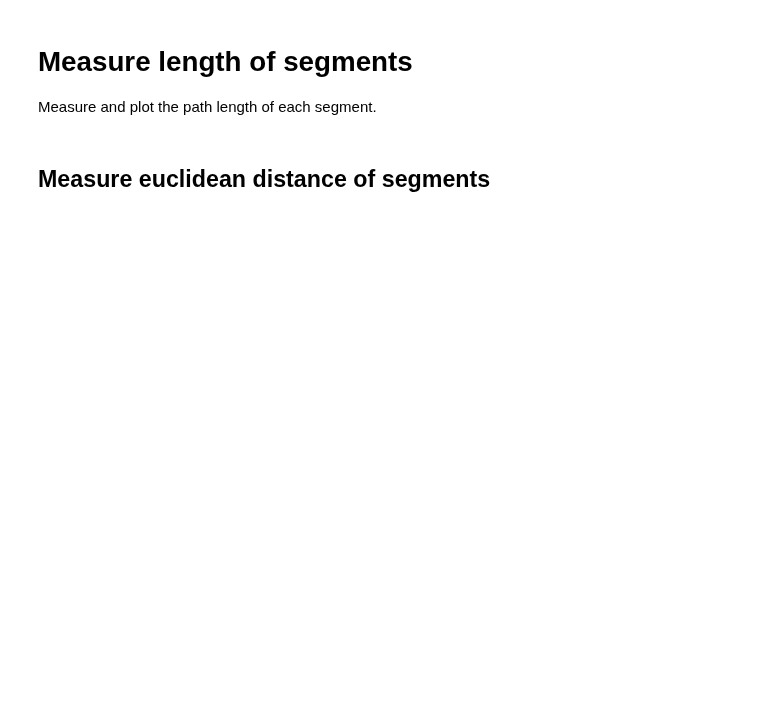
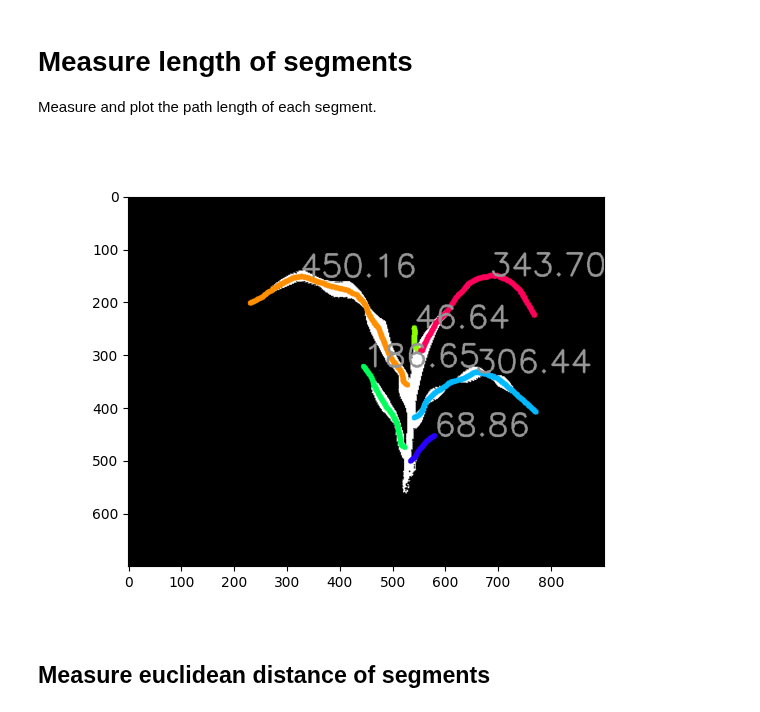
Before and after one commit to danforthcenter/plantcv-tutorial-morphology, a Jupyter notebook: index.ipynb, the cells around one changed output. Saved outputs shown, nothing was run; the diff lists cells and outputs as text; code cells hidden in the pictures; blank space fills up the shorter version.

```diff
--- a/index.ipynb
+++ b/index.ipynb
@@ -171,8 +208,10 @@ segmented_img, labeled_img1 = pcv.morphology.segment_id(skel_img=pruned_skel,
 
 Measure and plot the path length of each segment.
 # %%
-labeled_img2  = pcv.morphology.segment_path_length(segmented_img=segmented_img,
+labeled_img  = pcv.morphology.segment_path_length(segmented_img=segmented_img,
                                                   objects=leaf_obj, label="default")
+# %% [output]
+[figure, added]
 # %% [markdown]
 ## Measure euclidean distance of segments
 # %%
```
Also changed, not shown: parts of 23 cells of this notebook.
